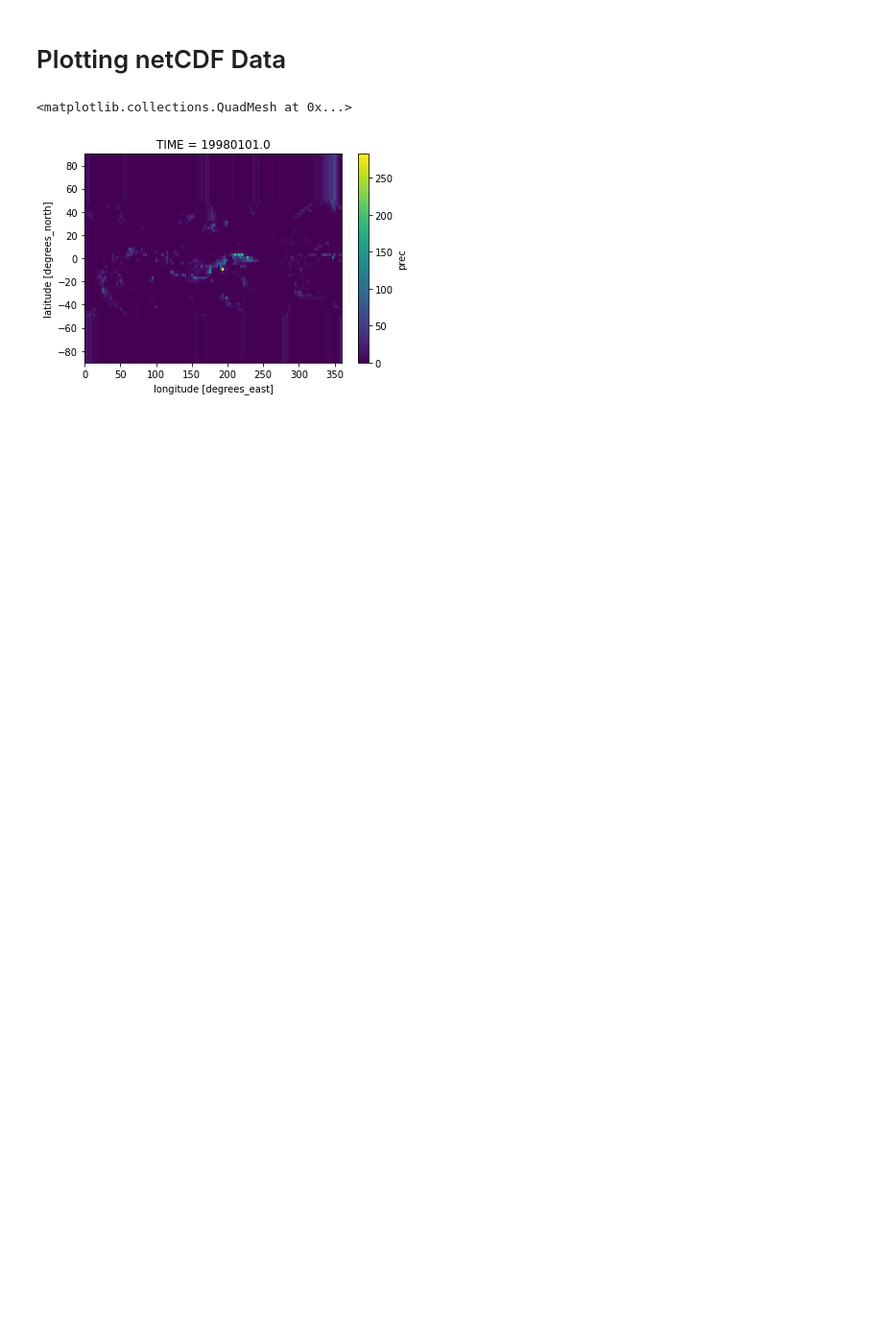
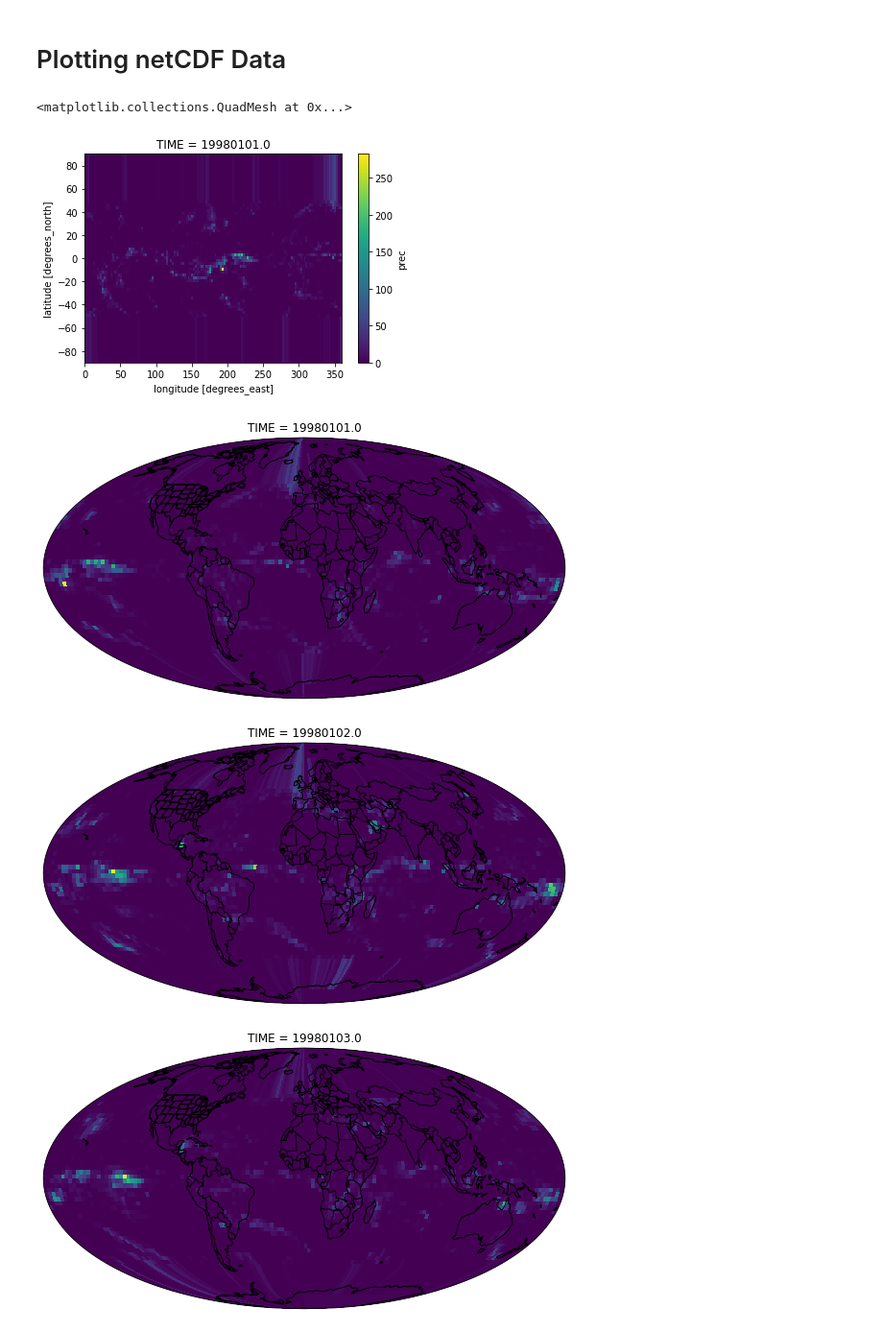
Before and after one commit to Neveon/cps2232-project, a Jupyter notebook: Working with netCDF Data.ipynb, the cells around one changed output. Shown at 96% size. Cells and saved outputs as stored; diff of their text form; code cells hidden in the pictures; blank space fills up the shorter version.

```diff
--- a/Working with netCDF Data.ipynb
+++ b/Working with netCDF Data.ipynb
@@ -87,17 +120,21 @@ ds2.PREC[0].plot()
 # %%
 #Plot PREC on a map
 import cartopy.crs as ccrs
 import cartopy.feature as cft
 
-days1 = np.arange(0,1)#Set range of days
-# for i in days1:
-#     plt.figure(figsize=(20,5))#Set figure size
-#     ax1 = plt.axes(projection=ccrs.Mollweide())#Set projection type
-#     ds2.PREC[i].plot(ax=ax1, transform=ccrs.PlateCarree(), add_colorbar=False)#Plot PREC at i TIME
-#     #Add map features
-#     ax1.coastlines()
-#     ax1.add_feature(cft.BORDERS)
-#     ax1.add_feature(cft.STATES)
-#     #Save the figure
-#     plt.savefig(f'D:/Projects/mapstest/{i+1}.jpg')
-#     plt.pause(1)
+days = np.arange(0,5)#Set range of days
+for i in days:
+    plt.figure(figsize=(20,5))#Set figure size
+    ax1 = plt.axes(projection=ccrs.Mollweide())#Set projection type
+    ds2.PREC[i].plot(ax=ax1, transform=ccrs.PlateCarree(), add_colorbar=False)#Plot PREC at i TIME
+    #Add map features
+    ax1.coastlines()
+    ax1.add_feature(cft.BORDERS)
+    ax1.add_feature(cft.STATES)
+    #Save the figure
+    plt.savefig(f'D:/Projects/mapstest/{i+1}.jpg')
+    plt.pause(1)
+# %% [output]
+[figure, added]
+[figure, added]
+[figure, added]
```
Also changed, not shown: parts of 7 cells of this notebook.
